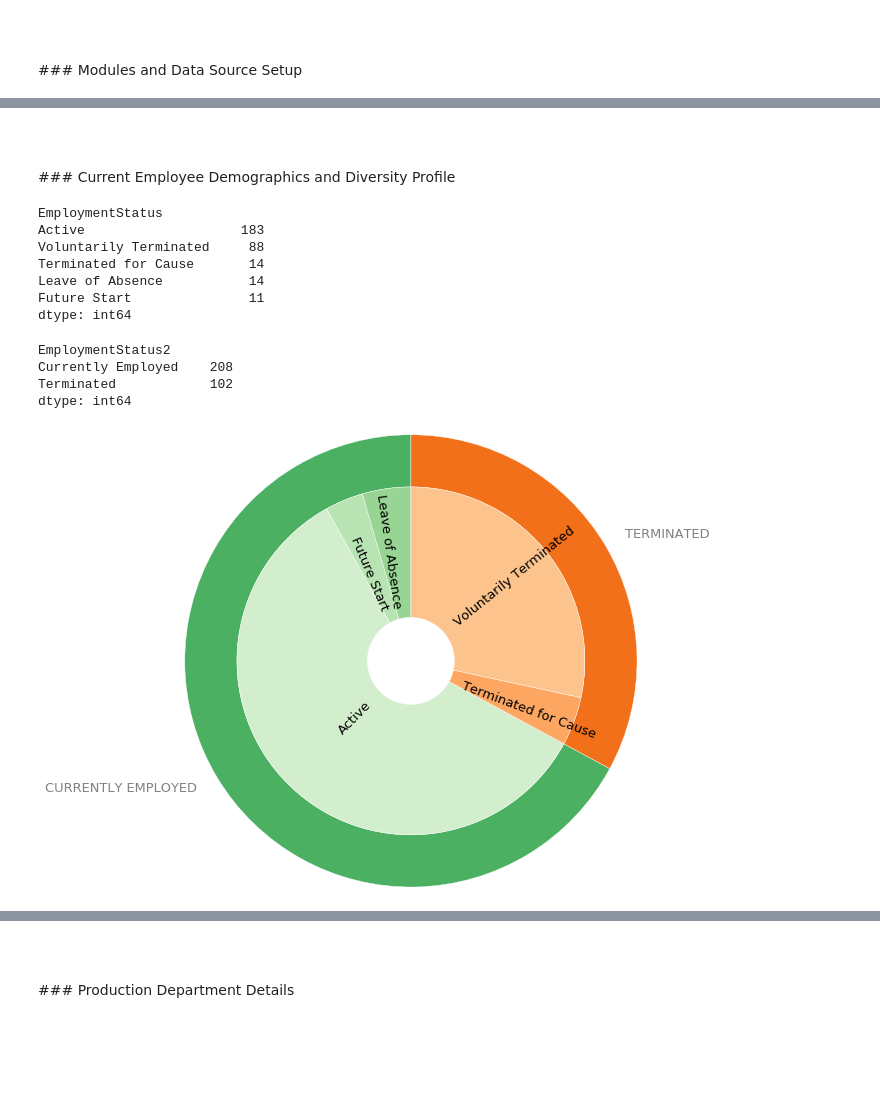
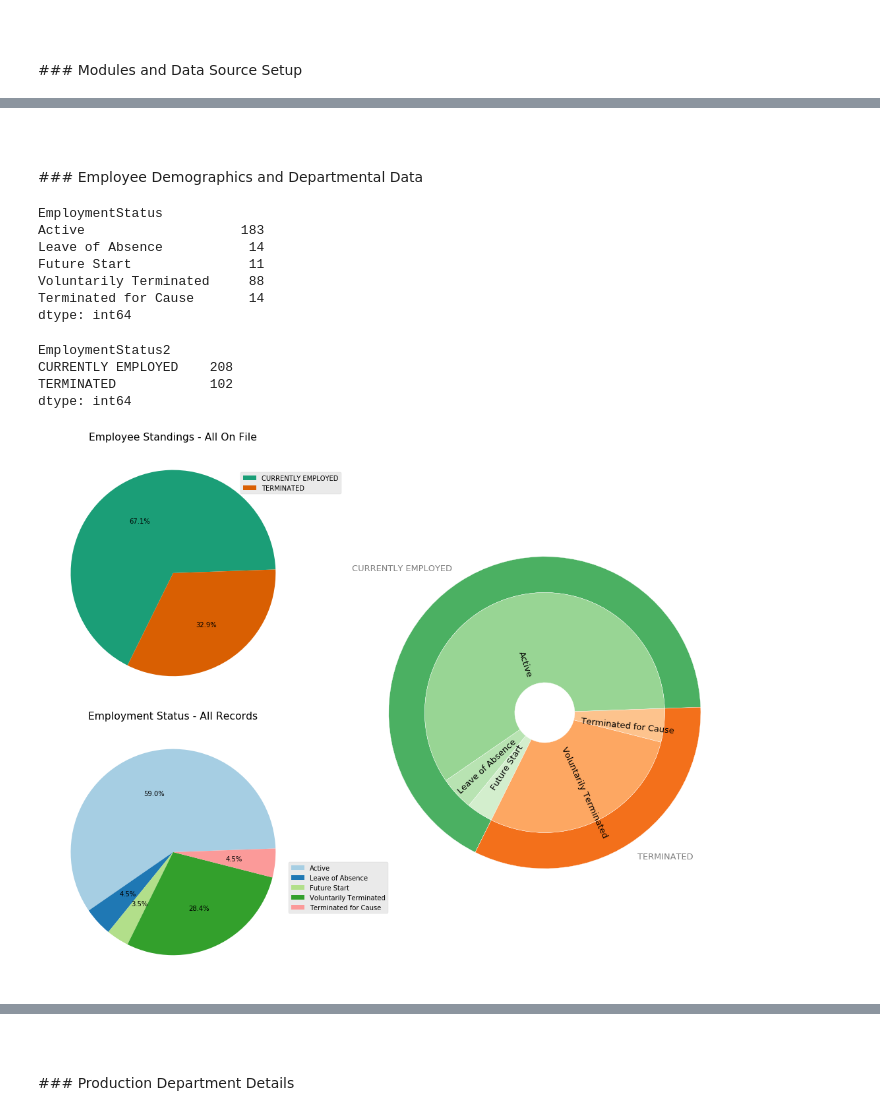
Before and after one commit to patrol7171/HR-Data-Analysis--Dental-Magic, a Jupyter notebook: Dental Magic HR Data Analysis-Part 2.ipynb, the cells around one changed output, grey strips where cells are left out. Cells and saved outputs as stored; diff of their text form; code cells hidden in the pictures; blank space fills up the shorter version.

Commit message:
Analysis Part 2 & other numerous additions/changes
This includes draft for Part 2 of Dental Magic analysis

```diff
--- a/Dental Magic HR Data Analysis-Part 2.ipynb
+++ b/Dental Magic HR Data Analysis-Part 2.ipynb
@@ -65,8 +72,8 @@ cmap2 = cm.get_cmap('rainbow')
 cs1 = cm.Dark2(np.arange(40))
 cs2 = cm.Paired(np.arange(40))
 # %%
-PASSWORD = mysql_pswd
-engine = create_engine('mysql://root:'+PASSWORD+'@localhost/dental_magic_hr_db')
+engine = create_engine('postgresql://postgres:'+PASSWORD+'@localhost:5432/Dental_Magic_HR_v10_db')
+session = Session(engine)
 Base = automap_base()
 Base.prepare(engine, reflect=True)
 Base.classes.keys()
@@ -78,6 +88,6 @@ session = Session(engine)
 # %%
-sql = "Select * from employee_data"
-df_all = pd.read_sql_query(sql, session.bind)
+sql1 = 'select * from "Employee_Data";'
+df_all = pd.read_sql_query(sql1, session.bind)
 df_all.info()
 # %% [output]
 <class 'pandas.core.frame.DataFrame'>
@@ -140,48 +171,71 @@ memory usage: 848.0+ bytes
 # %% [markdown]
 <br>
 <br>
-### Current Employee Demographics and Diversity Profile
+### Employee Demographics and Departmental Data
 # %%
-employment_status = df_all.groupby(by='EmploymentStatus').size().sort_values(ascending=False).head(10)
+employment_status=df_all.groupby(by='EmploymentStatus').size().sort_values(ascending=False).head(10)
+employment_status=employment_status.reindex(index=['Active','Leave of Absence','Future Start',
+                                                   'Voluntarily Terminated','Terminated for Cause'])
 employment_status
 # %% [output]
 EmploymentStatus
 Active                    183
+Leave of Absence           14
+Future Start               11
 Voluntarily Terminated     88
 Terminated for Cause       14
-Leave of Absence           14
-Future Start               11
 dtype: int64
 # %%
 employed_total=df_all['ReasonForTerm'].str.contains('Not applicable').sum()
 termed_total=(employment_status.sum())-employed_total
 
-data={'Currently Employed':employed_total, 'Terminated':termed_total}
-employment_status2 = pd.Series(data,index=['Currently Employed','Terminated'])
+data={'CURRENTLY EMPLOYED':employed_total, 'TERMINATED':termed_total}
+employment_status2 = pd.Series(data,index=['CURRENTLY EMPLOYED','TERMINATED'])
 employment_status2.index.name = 'EmploymentStatus2'
 employment_status2
 # %% [output]
 EmploymentStatus2
-Currently Employed    208
-Terminated            102
+CURRENTLY EMPLOYED    208
+TERMINATED            102
 dtype: int64
 # %%
-group_names=['CURRENTLY EMPLOYED', 'TERMINATED']
-group_size=[208,102]
-subgroup_names=['Leave of Absence', 'Future Start', 'Active', 'Terminated for Cause', 'Voluntarily Terminated']
-subgroup_size=[14,11,183,14,88]
-# Create colors
+pie1Labels = list(employment_status2.index)
+pie1Sizes = list(employment_status2.values)
+pie2Labels = list(employment_status.index)
+pie2Sizes = list(employment_status.values)
+
+group_names = pie1Labels
+group_size = pie1Sizes
+subgroup_names = pie2Labels
+subgroup_size = pie2Sizes
+
+fig = plt.figure(figsize=(12.5, 12))
+ax1 = plt.subplot2grid((2,6),(0,4),rowspan=2,colspan=2)
+ax1.axis('equal')
 a, b = [plt.cm.Greens, plt.cm.Oranges]
 # First Ring (outside)
-fig, ax = plt.subplots()
-ax.axis('equal')
-mypie, _ = ax.pie(group_size,radius=2.6,labels=group_names,colors=[a(0.6),b(0.6)],textprops=dict(color="gray"),startangle=90)
+mypie, _ = ax1.pie(group_size,radius=2.6,labels=group_names,colors=[a(0.6),b(0.6)],textprops=dict(color="gray"),
+                   startangle=2)
 plt.setp(mypie, width=0.6, edgecolor='white')
 # Second Ring (Inside)
-mypie2, _ = ax.pie(subgroup_size,radius=2.6-0.6,labels=subgroup_names,labeldistance=0.3,rotatelabels=True,startangle=90,
+mypie2, _ = ax1.pie(subgroup_size,radius=2.6-0.6,labels=subgroup_names,labeldistance=0.3,rotatelabels=True,startangle=2,
                    colors=[a(0.4), a(0.3), a(0.2), b(0.4), b(0.3)])
 plt.setp(mypie2, width=1.5, edgecolor='white')
 plt.margins(0,0)
+
+ax2 = plt.subplot2grid((2,6),(0,0),rowspan=1,colspan=3)
+plt.pie(pie1Sizes,labels=None,autopct='%1.1f%%',colors=cs1,startangle=2)
+plt.title('Employee Standings - All On File')
+plt.legend(labels=pie1Labels, bbox_to_anchor=(0.34,0.89), loc="center left", fontsize=10,
+           bbox_transform=plt.gcf().transFigure)
+
+ax3 = plt.subplot2grid((2,6),(1,0),rowspan=1,colspan=3)
+plt.pie(pie2Sizes,labels=None,autopct='%1.1f%%',colors=cs2,startangle=2)
+plt.title('Employment Status - All Records')
+plt.legend(labels=pie2Labels, bbox_to_anchor=(0.6,0.18), loc="center right", fontsize=10,
+           bbox_transform=plt.gcf().transFigure)
+
+plt.tight_layout()
 plt.show()
 # %% [output]
-[figure, old version]
+[figure, new version]
```
Also changed, not shown: parts of 57 cells of this notebook, 29 other files.
